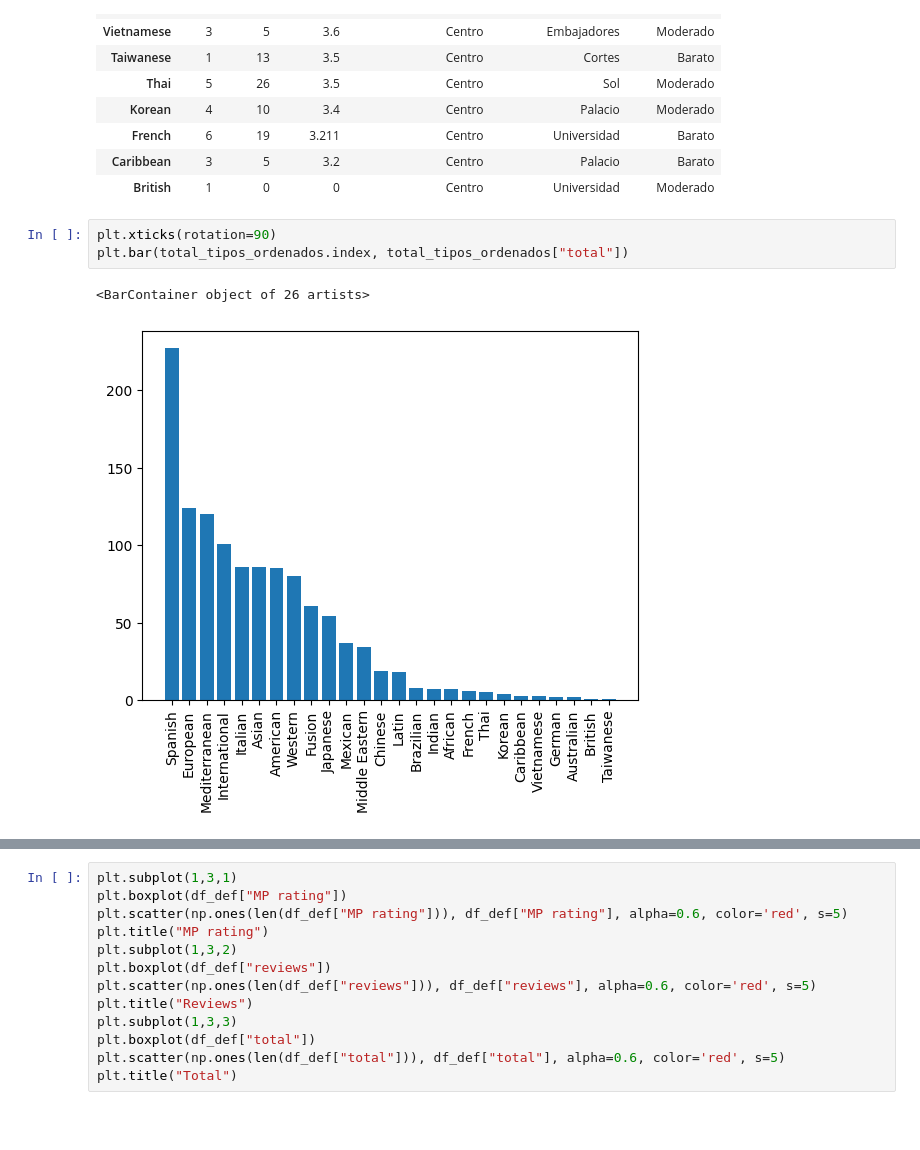
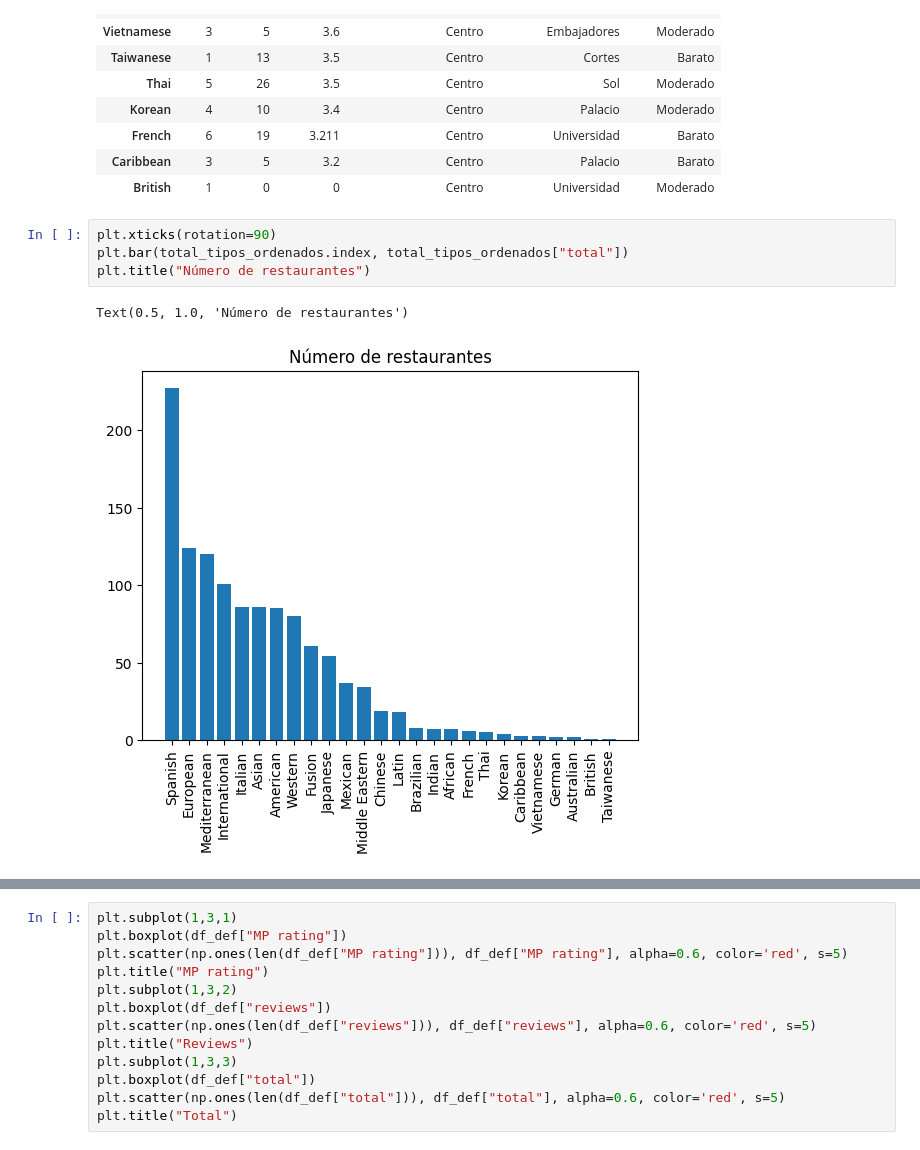
Before and after one commit to anton-p0g/ProyectoWebScrapping, a Jupyter notebook: parte2/top tipos de restaurantes/top_tipos_restuarantes.ipynb, the cells around one changed output, grey strips where cells are left out. Cells and saved outputs as stored; diff of their text form; blank space fills up the shorter version.

```diff
--- a/parte2/top tipos de restaurantes/top_tipos_restuarantes.ipynb
+++ b/parte2/top tipos de restaurantes/top_tipos_restuarantes.ipynb
@@ -203,6 +204,7 @@ total_rating_ordenados[-10:]
 # %%
 plt.xticks(rotation=90)
 plt.bar(total_tipos_ordenados.index, total_tipos_ordenados["total"])
+plt.title("Número de restaurantes")
 # %% [output]
-<BarContainer object of 26 artists>
+Text(0.5, 1.0, 'Número de restaurantes')
-[figure, old version]
+[figure, new version]
```
Also changed, not shown: parts of 3 cells of this notebook.
